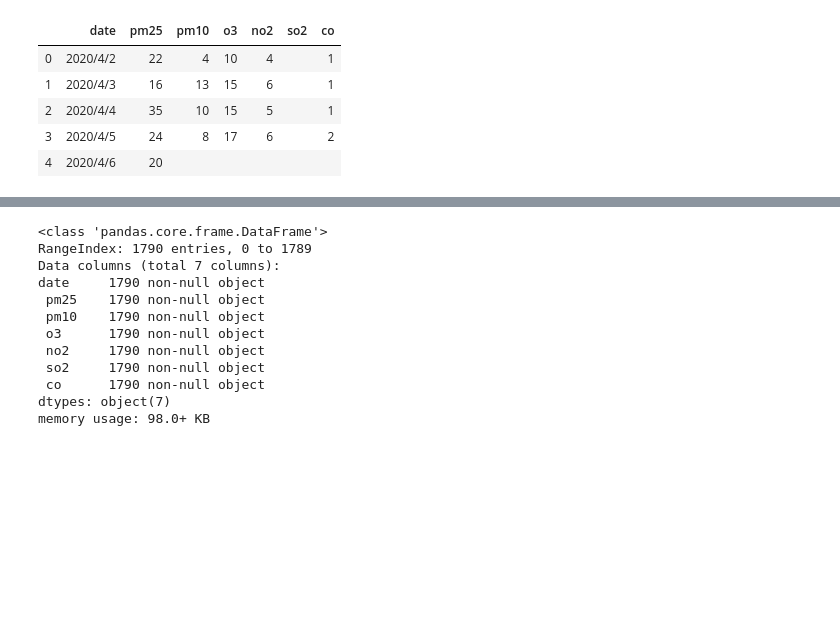
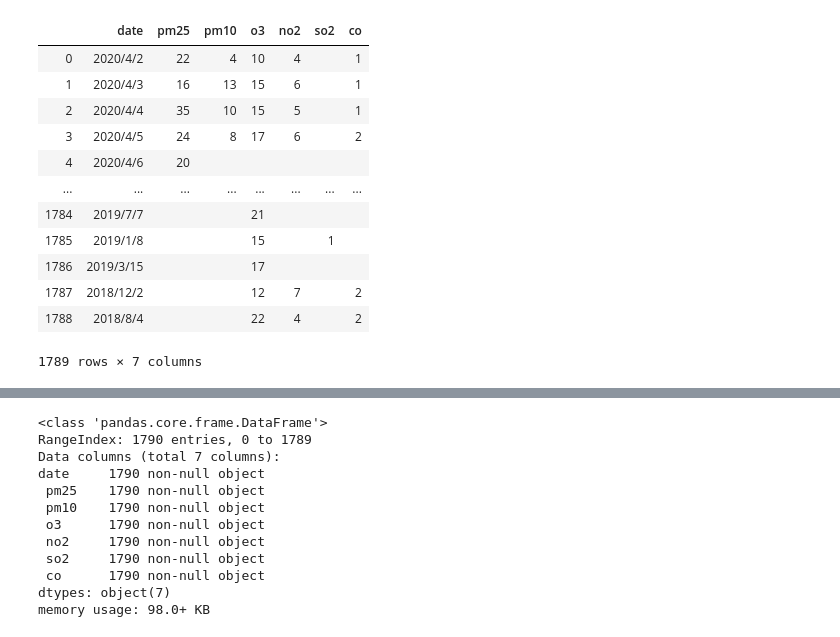
Before and after one commit to taylorjbritt/capstone1, a Jupyter notebook: notebooks/Denver EDA.ipynb, the cells around one changed output, grey strips where cells are left out. Cells and saved outputs as stored; diff of their text form; code cells hidden in the pictures; blank space fills up the shorter version.

```diff
--- a/notebooks/Denver EDA.ipynb
+++ b/notebooks/Denver EDA.ipynb
@@ -8,14 +8,21 @@ plt.style.use('ggplot')
 # %%
 denver_raw = pd.read_csv('../data/i-25-denver, colorado, usa-air-quality.csv')
 # %%
-denver_raw.head()
+denver_raw.head(-1)
 # %% [output]
 |  | date | pm25 | pm10 | o3 | no2 | so2 | co |
 | 0 | 2020/4/2 | 22 | 4 | 10 | 4 |  | 1 |
 | 1 | 2020/4/3 | 16 | 13 | 15 | 6 |  | 1 |
 | 2 | 2020/4/4 | 35 | 10 | 15 | 5 |  | 1 |
 | 3 | 2020/4/5 | 24 | 8 | 17 | 6 |  | 2 |
 | 4 | 2020/4/6 | 20 |  |  |  |  |  |
+| ... | ... | ... | ... | ... | ... | ... | ... |
+| 1784 | 2019/7/7 |  |  | 21 |  |  |  |
+| 1785 | 2019/1/8 |  |  | 15 |  | 1 |  |
+| 1786 | 2019/3/15 |  |  | 17 |  |  |  |
+| 1787 | 2018/12/2 |  |  | 12 | 7 |  | 2 |
+| 1788 | 2018/8/4 |  |  | 22 | 4 |  | 2 |
+1789 rows × 7 columns
 # %%
 denver_raw.describe()
 # %% [output]
```
Also changed, not shown: parts of 5 cells of this notebook, 5 other files.
